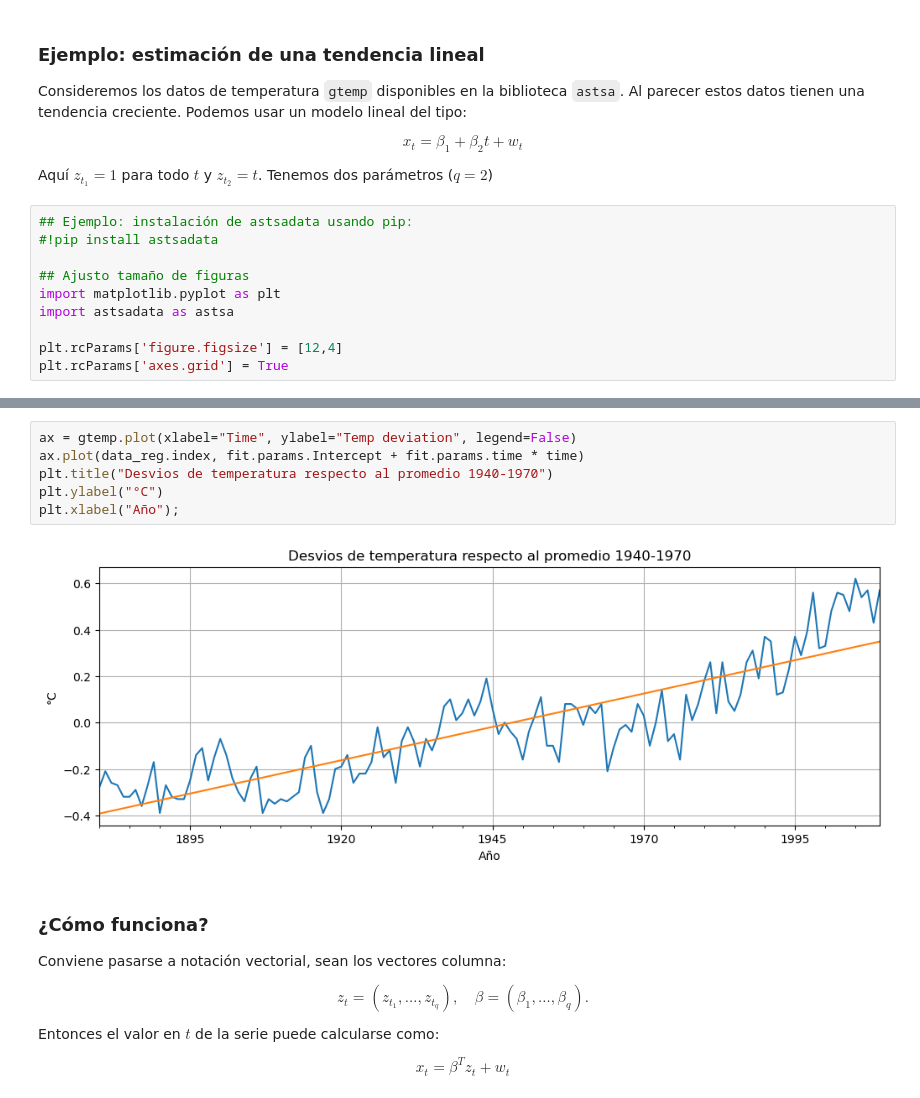
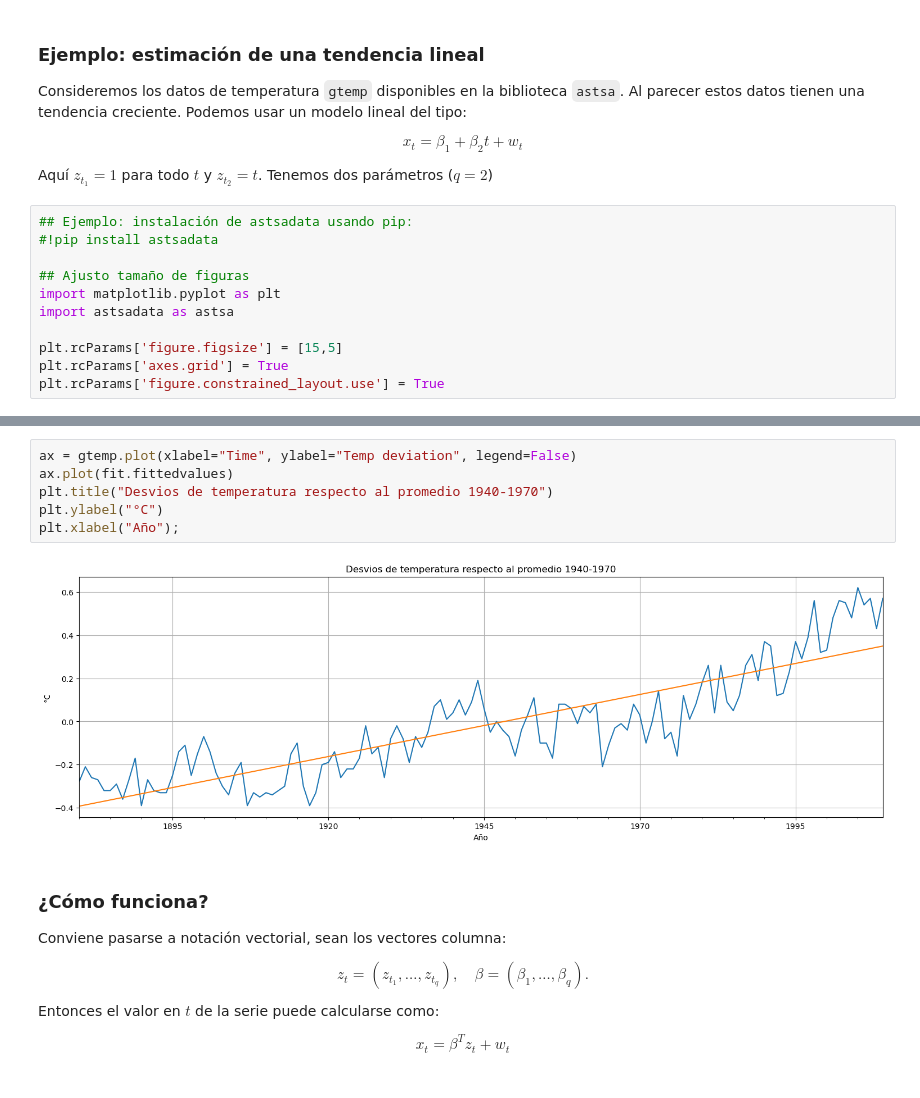
Before and after one commit to aferragu/curso_series_temporales, a Jupyter notebook: 2- Analisis exploratorio/Analisis Exploratorio de Series Temporales - Parte 1.ipynb, the cells around one changed output, grey strips where cells are left out. Saved outputs shown, nothing was run; the diff lists cells and outputs as text.

```diff
--- a/2- Analisis exploratorio/Analisis Exploratorio de Series Temporales - Parte 1.ipynb
+++ b/2- Analisis exploratorio/Analisis Exploratorio de Series Temporales - Parte 1.ipynb
@@ -51,7 +51,8 @@ Aquí $z_{t_1} = 1$ para todo $t$ y $z_{t_2} = t$. Tenemos dos parámetros ($q=2
 import matplotlib.pyplot as plt
 import astsadata as astsa
 
-plt.rcParams['figure.figsize'] = [12,4]
+plt.rcParams['figure.figsize'] = [15,5]
 plt.rcParams['axes.grid'] = True
+plt.rcParams['figure.constrained_layout.use'] = True
 # %%
 gtemp = astsa.gtemp #para mirar los datos
@@ -110,12 +100,12 @@ Notes:
 [1] Standard Errors assume that the covariance matrix of the errors is correctly specified.
 # %%
 ax = gtemp.plot(xlabel="Time", ylabel="Temp deviation", legend=False)
-ax.plot(data_reg.index, fit.params.Intercept + fit.params.time * time)
+ax.plot(fit.fittedvalues)
 plt.title("Desvios de temperatura respecto al promedio 1940-1970")
 plt.ylabel("°C")
 plt.xlabel("Año");
 # %% [output]
-[figure, old version]
+[figure, new version]
 # %% [markdown]
 ### ¿Cómo funciona?
 
```
Also changed, not shown: parts of 12 cells of this notebook, 3 other files.
